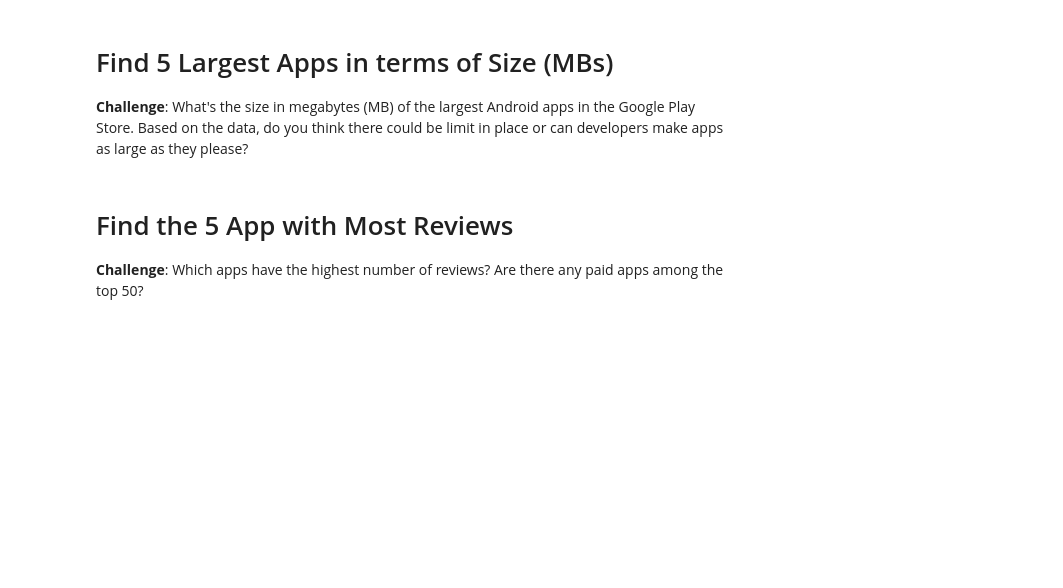
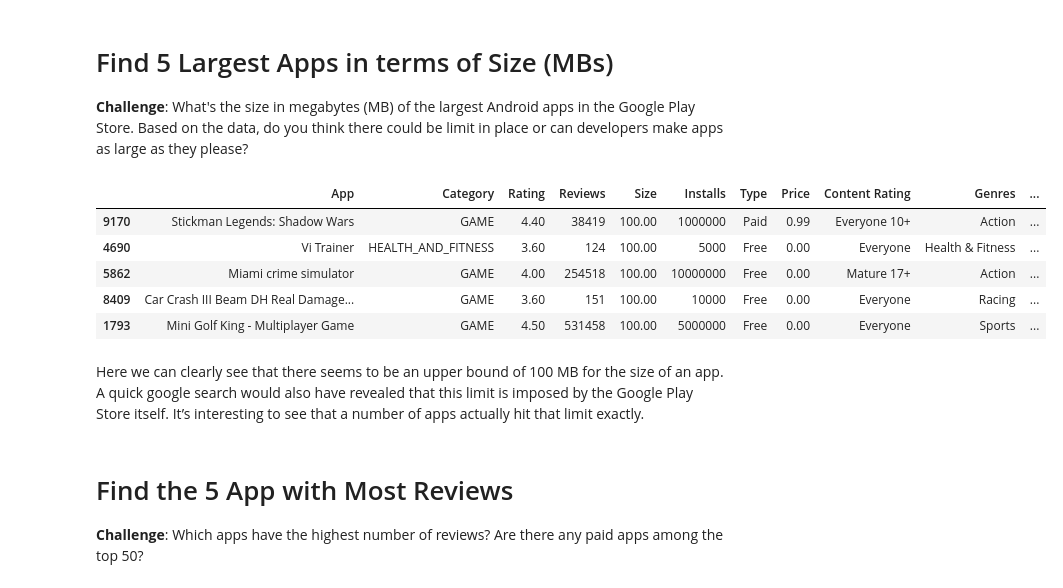
Before and after one commit to M-Awwab-Khan/google-playstore-data-analysis, a Jupyter notebook: Google Play Store App Analytics (start).ipynb, the cells around one changed output. Cells and saved outputs as stored; diff of their text form; code cells hidden in the pictures; blank space fills up the shorter version.

```diff
--- a/Google Play Store App Analytics (start).ipynb
+++ b/Google Play Store App Analytics (start).ipynb
@@ -150,6 +189,17 @@ The installs are not the exact number of installs. If an app has 245,239 install
 # Find 5 Largest Apps in terms of Size (MBs)
 
 **Challenge**: What's the size in megabytes (MB) of the largest Android apps in the Google Play Store. Based on the data, do you think there could be limit in place or can developers make apps as large as they please?
+# %%
+df.sort_values('Size', ascending=False).head()
+# %% [output]
+|  | App | Category | Rating | Reviews | Size | Installs | Type | Price | Content Rating | Genres | ... |
+| 9170 | Stickman Legends: Shadow Wars | GAME | 4.40 | 38419 | 100.00 | 1000000 | Paid | 0.99 | Everyone 10+ | Action | ... |
+| 4690 | Vi Trainer | HEALTH_AND_FITNESS | 3.60 | 124 | 100.00 | 5000 | Free | 0.00 | Everyone | Health & Fitness | ... |
+| 5862 | Miami crime simulator | GAME | 4.00 | 254518 | 100.00 | 10000000 | Free | 0.00 | Mature 17+ | Action | ... |
+| 8409 | Car Crash III Beam DH Real Damage... | GAME | 3.60 | 151 | 100.00 | 10000 | Free | 0.00 | Everyone | Racing | ... |
+| 1793 | Mini Golf King - Multiplayer Game | GAME | 4.50 | 531458 | 100.00 | 5000000 | Free | 0.00 | Everyone | Sports | ... |
+# %% [markdown]
+Here we can clearly see that there seems to be an upper bound of 100 MB for the size of an app. A quick google search would also have revealed that this limit is imposed by the Google Play Store itself. It’s interesting to see that a number of apps actually hit that limit exactly.
 # %% [markdown]
 # Find the 5 App with Most Reviews
 
```
Also changed, not shown: parts of 6 cells of this notebook.
